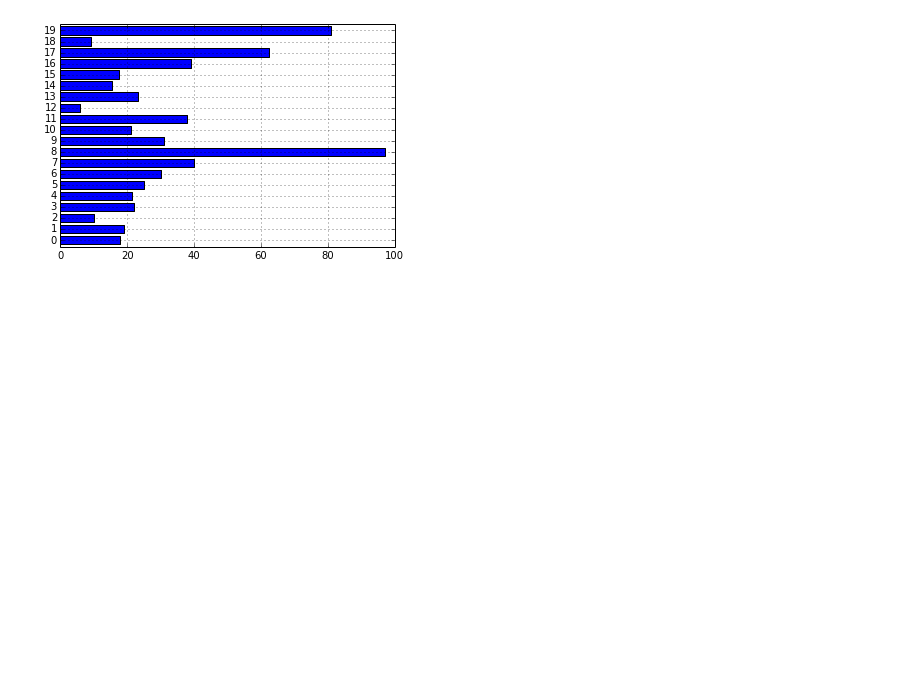
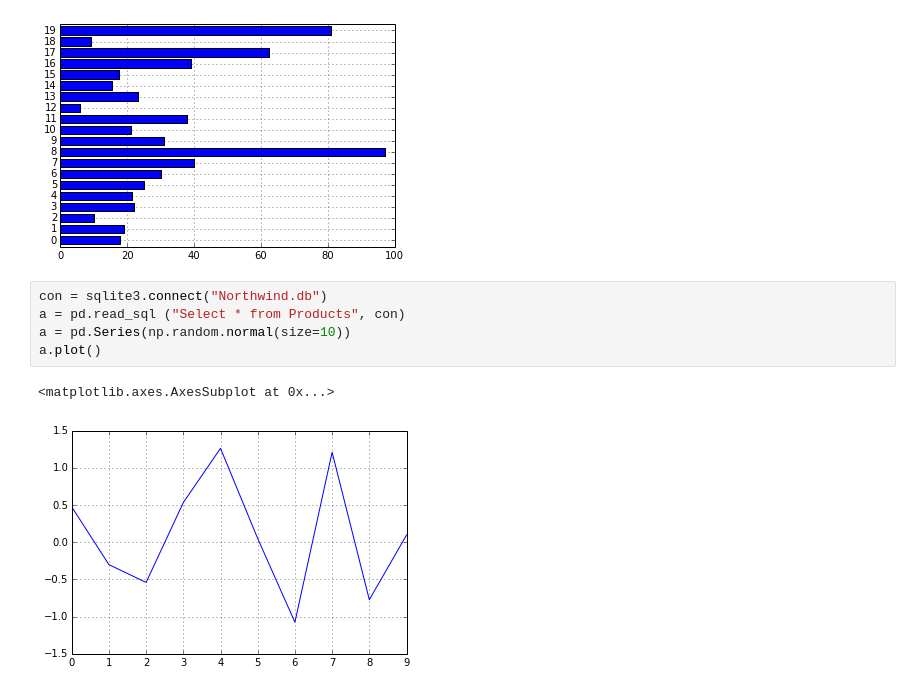
Before and after one commit to rtalyansky/Data-Analysis-Practice, a Jupyter notebook: Pandasql/Pandaspractice.ipynb, the cells around one changed output. Drawn from its saved outputs; the diff is of its cells as text; blank space fills up the shorter version.

```diff
--- a/Pandasql/Pandaspractice.ipynb
+++ b/Pandasql/Pandaspractice.ipynb
@@ -147,3 +146,11 @@ a.UnitPrice.plot(kind='barh')
 # %% [output]
 <matplotlib.axes.AxesSubplot at 0x...>
 [figure]
+# %%
+con = sqlite3.connect("Northwind.db")
+a = pd.read_sql ("Select * from Products", con)
+a = pd.Series(np.random.normal(size=10))
+a.plot()
+# %% [output]
+<matplotlib.axes.AxesSubplot at 0x...>
+[figure, added]
```
Also changed, not shown: parts of 7 cells of this notebook.
